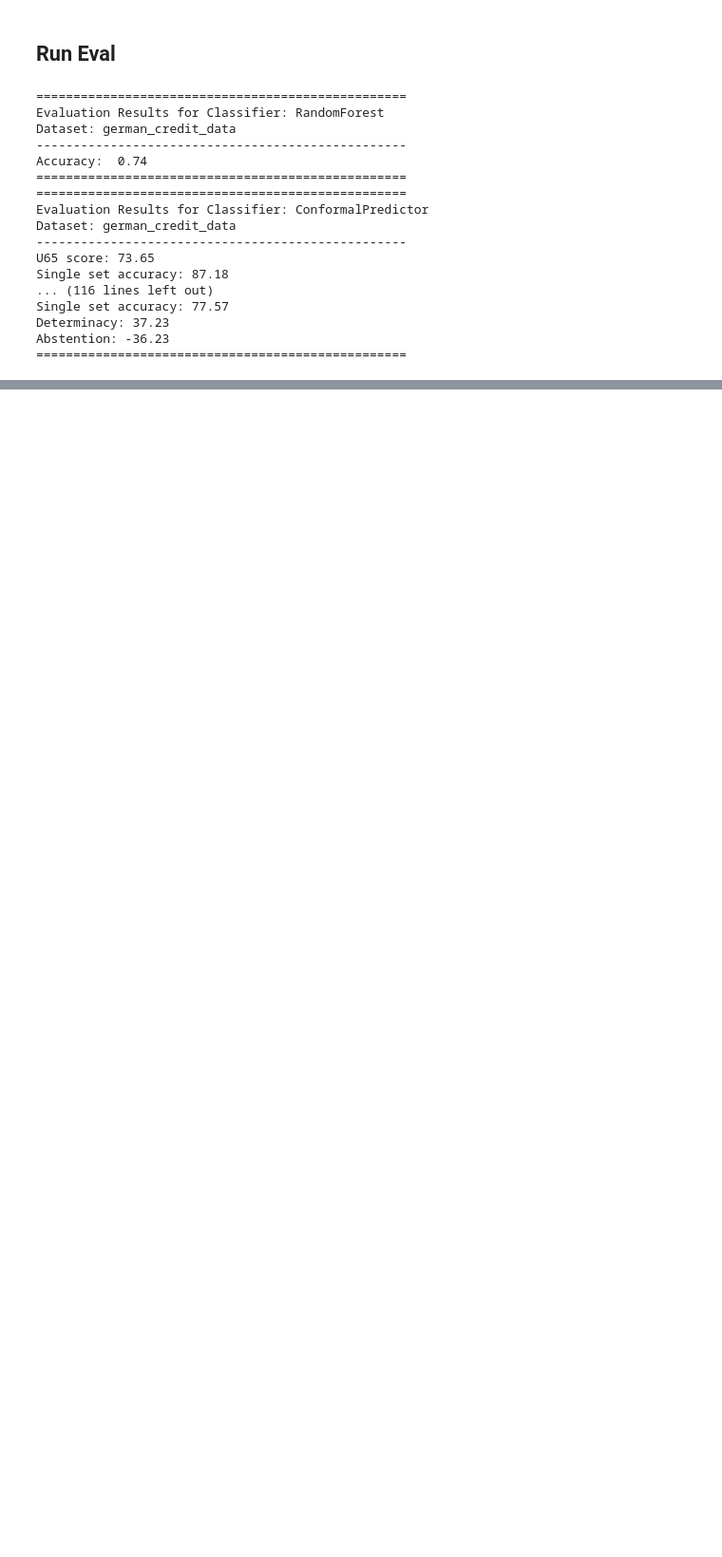
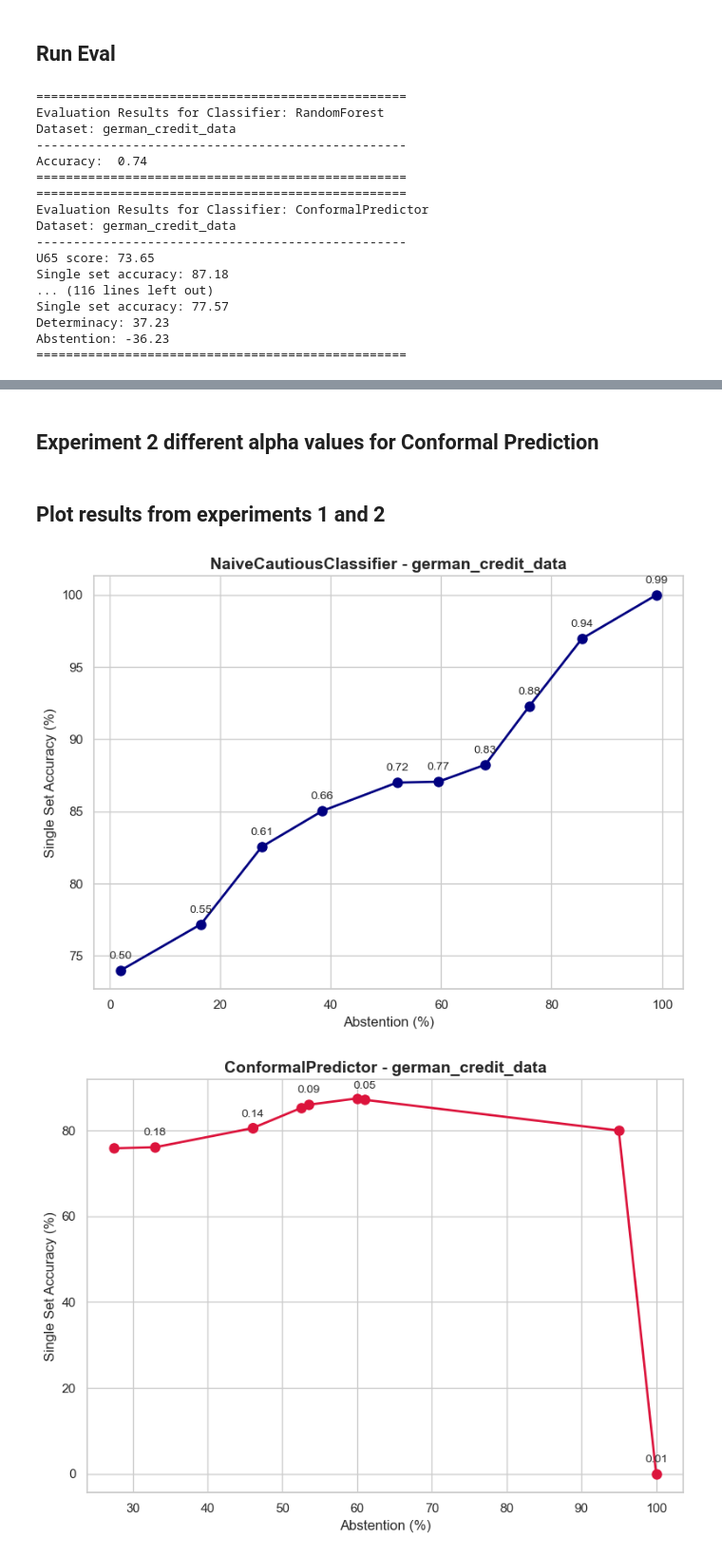
Before and after one commit to tskow99/cautious-random-forest, a Jupyter notebook: results.ipynb, the cells around one changed output, grey strips where cells are left out. Shown at 95% size. Saved outputs shown, nothing was run; the diff lists cells and outputs as text; code cells hidden in the pictures; blank space fills up the shorter version.

Commit message:
adding results for naive and conformal experiments

```diff
--- a/results.ipynb
+++ b/results.ipynb
@@ -161,0 +167,7 @@ Abstention: -36.23
+# %%
+naive_thresholds = np.linspace(0.5, 0.99, 10)
+conformal_alphas = np.linspace(0.01, 0.2, 10)
+experiment_results = {
+    'NaiveCautiousClassifier': {},
+    'ConformalPredictor': {}
+}
@@ -161,0 +209,2 @@ Abstention: -36.23
+# %% [markdown]
+## Experiment 2 different alpha values for Conformal Prediction
@@ -161,0 +256,53 @@ Abstention: -36.23
+# %% [markdown]
+## Plot results from experiments 1 and 2
+# %%
+import matplotlib.pyplot as plt
+import seaborn as sns
+
+def plot_accuracy_vs_abstention(experiment_results, dataset_name):
+    sns.set_theme(style="whitegrid")
+
+    if dataset_name in experiment_results['NaiveCautiousClassifier']:
+        fig, ax = plt.subplots(figsize=(8, 6))
+        abstention = experiment_results['NaiveCautiousClassifier'][dataset_name]['abstention']
+        accuracy = experiment_results['NaiveCautiousClassifier'][dataset_name]['single_set_accuracy']
+        thresholds = experiment_results['NaiveCautiousClassifier'][dataset_name]['thresholds']
+
+        ax.plot(abstention, accuracy, marker='o', linestyle='-', linewidth=2, markersize=8, color='navy')
+        ax.set_xlabel('Abstention (%)', fontsize=12)
+        ax.set_ylabel('Single Set Accuracy (%)', fontsize=12)
+        ax.set_title(f'NaiveCautiousClassifier - {dataset_name}', fontsize=14, fontweight='bold')
+
+        for i, thresh in enumerate(thresholds):
+            ax.annotate(f"{thresh:.2f}",
+                        (abstention[i], accuracy[i]),
+                        textcoords="offset points", xytext=(0, 10), ha='center', fontsize=10)
+
+        plt.tight_layout()
+        plt.show()
+
+    if dataset_name in experiment_results['ConformalPredictor']:
+        fig, ax = plt.subplots(figsize=(8, 6))
+        abstention = experiment_results['ConformalPredictor'][dataset_name]['abstention']
+        accuracy = experiment_results['ConformalPredictor'][dataset_name]['single_set_accuracy']
+        alphas = experiment_results['ConformalPredictor'][dataset_name]['alphas']
+
+        ax.plot(abstention, accuracy, marker='o', linestyle='-', linewidth=2, markersize=8, color='crimson')
+        ax.set_xlabel('Abstention (%)', fontsize=12)
+        ax.set_ylabel('Single Set Accuracy (%)', fontsize=12)
+        ax.set_title(f'ConformalPredictor - {dataset_name}', fontsize=14, fontweight='bold')
+
+        for i, alpha in enumerate(alphas):
+            if i % 2 == 0:
+                ax.annotate(f"{alpha:.2f}",
+                            (abstention[i], accuracy[i]),
+                            textcoords="offset points", xytext=(0, 10), ha='center', fontsize=10)
+
+        plt.tight_layout()
+        plt.show()
+
+for dataset_name in DATASETS:
+    plot_accuracy_vs_abstention(experiment_results, dataset_name)
+# %% [output]
+[figure, added]
+[figure, added]
```
Also changed, not shown: parts of 6 cells of this notebook.
